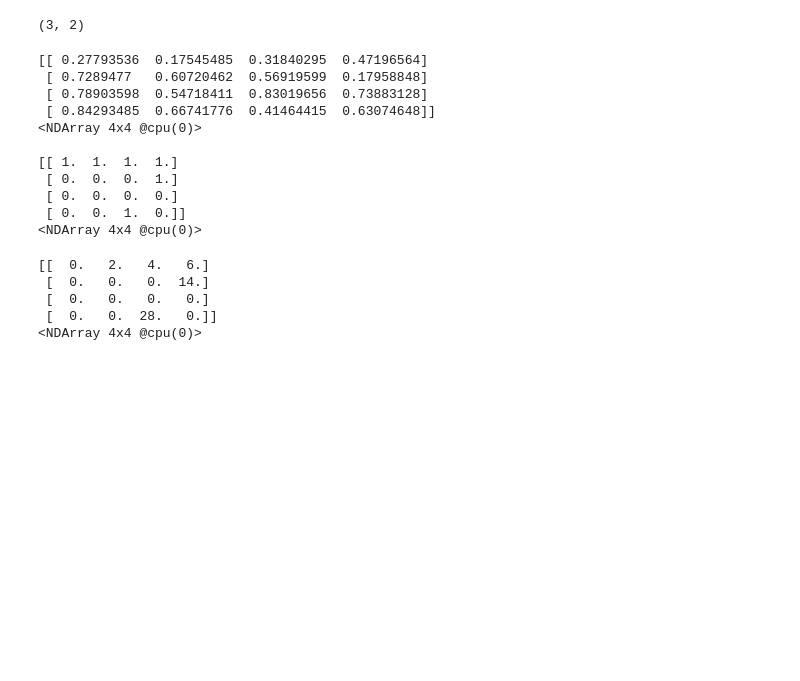
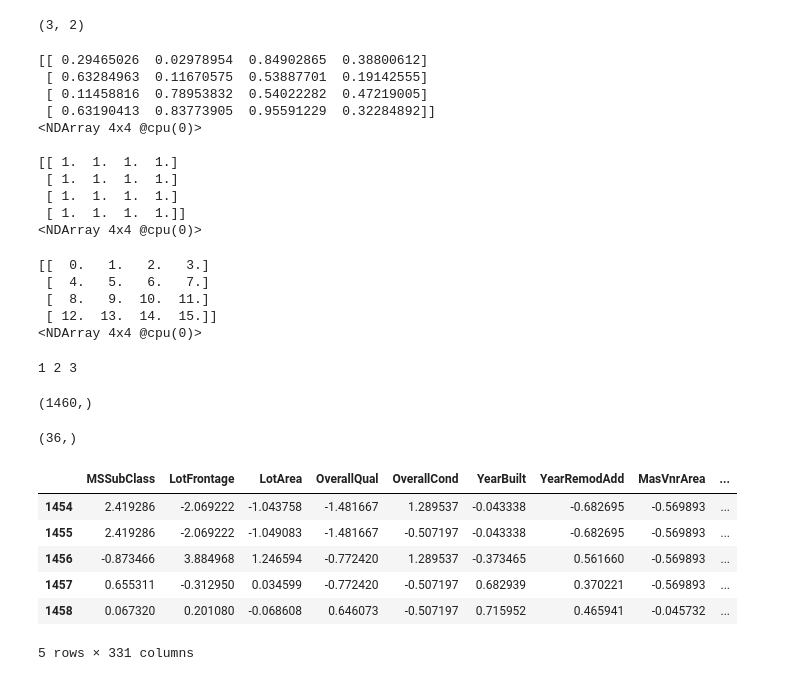
Before and after one commit to wk738126046/ML, a Jupyter notebook: calc_demo.ipynb, the cells around one changed output. Drawn from its saved outputs; the diff is of its cells as text; code cells hidden in the pictures; blank space fills up the shorter version.

Commit message:
add kiggle house price model: result 0.17206

```diff
--- a/calc_demo.ipynb
+++ b/calc_demo.ipynb
@@ -129,21 +129,54 @@ def dropout(x,p):
     scale = 1/p
     return scale*x*s
 x = nd.arange(16).reshape((4,4))
-dropout(x,0.5)
+dropout(x,1)
 # %% [output]
-[[ 0.27793536  0.17545485  0.31840295  0.47196564]
- [ 0.7289477   0.60720462  0.56919599  0.17958848]
- [ 0.78903598  0.54718411  0.83019656  0.73883128]
- [ 0.84293485  0.66741776  0.41464415  0.63074648]]
+[[ 0.29465026  0.02978954  0.84902865  0.38800612]
+ [ 0.63284963  0.11670575  0.53887701  0.19142555]
+ [ 0.11458816  0.78953832  0.54022282  0.47219005]
+ [ 0.63190413  0.83773905  0.95591229  0.32284892]]
 <NDArray 4x4 @cpu(0)>
 
 [[ 1.  1.  1.  1.]
- [ 0.  0.  0.  1.]
- [ 0.  0.  0.  0.]
- [ 0.  0.  1.  0.]]
+ [ 1.  1.  1.  1.]
+ [ 1.  1.  1.  1.]
+ [ 1.  1.  1.  1.]]
 <NDArray 4x4 @cpu(0)>
-[[  0.   2.   4.   6.]
- [  0.   0.   0.  14.]
- [  0.   0.   0.   0.]
- [  0.   0.  28.   0.]]
+[[  0.   1.   2.   3.]
+ [  4.   5.   6.   7.]
+ [  8.   9.  10.  11.]
+ [ 12.  13.  14.  15.]]
 <NDArray 4x4 @cpu(0)>
+# %%
+a =[1,2,3]
+print(*a)
+# %% [output]
+1 2 3
+# %%
+import pandas as pd
+import numpy as np
+train = pd.read_csv('./kaggleData/kaggle_house_pred_train.csv')
+test = pd.read_csv('./kaggleData/kaggle_house_pred_test.csv')
+# %%
+train.head()
+train.SalePrice.shape
+# %% [output]
+(1460,)
+# %%
+x_all = pd.concat((train.loc[:,'MSSubClass':'SaleCondition'],
+                       test.loc[:,'MSSubClass':'SaleCondition']))
+x_all.dtypes[x_all.dtypes!='object'].shape
+# %% [output]
+(36,)
+# %%
+numeric_feats = x_all.dtypes[x_all.dtypes != "object"].index
+x_all[numeric_feats] = x_all[numeric_feats].apply(lambda x:(x-x.mean())/x.std())
+x_all.tail()
+# %% [output]
+|  | MSSubClass | LotFrontage | LotArea | OverallQual | OverallCond | YearBuilt | YearRemodAdd | MasVnrArea | ... |
+| 1454 | 2.419286 | -2.069222 | -1.043758 | -1.481667 | 1.289537 | -0.043338 | -0.682695 | -0.569893 | ... |
+| 1455 | 2.419286 | -2.069222 | -1.049083 | -1.481667 | -0.507197 | -0.043338 | -0.682695 | -0.569893 | ... |
+| 1456 | -0.873466 | 3.884968 | 1.246594 | -0.772420 | 1.289537 | -0.373465 | 0.561660 | -0.569893 | ... |
+| 1457 | 0.655311 | -0.312950 | 0.034599 | -0.772420 | -0.507197 | 0.682939 | 0.370221 | -0.569893 | ... |
+| 1458 | 0.067320 | 0.201080 | -0.068608 | 0.646073 | -0.507197 | 0.715952 | 0.465941 | -0.045732 | ... |
+5 rows × 331 columns
```
Also changed, not shown: parts of 4 cells of this notebook, 6 other files.
